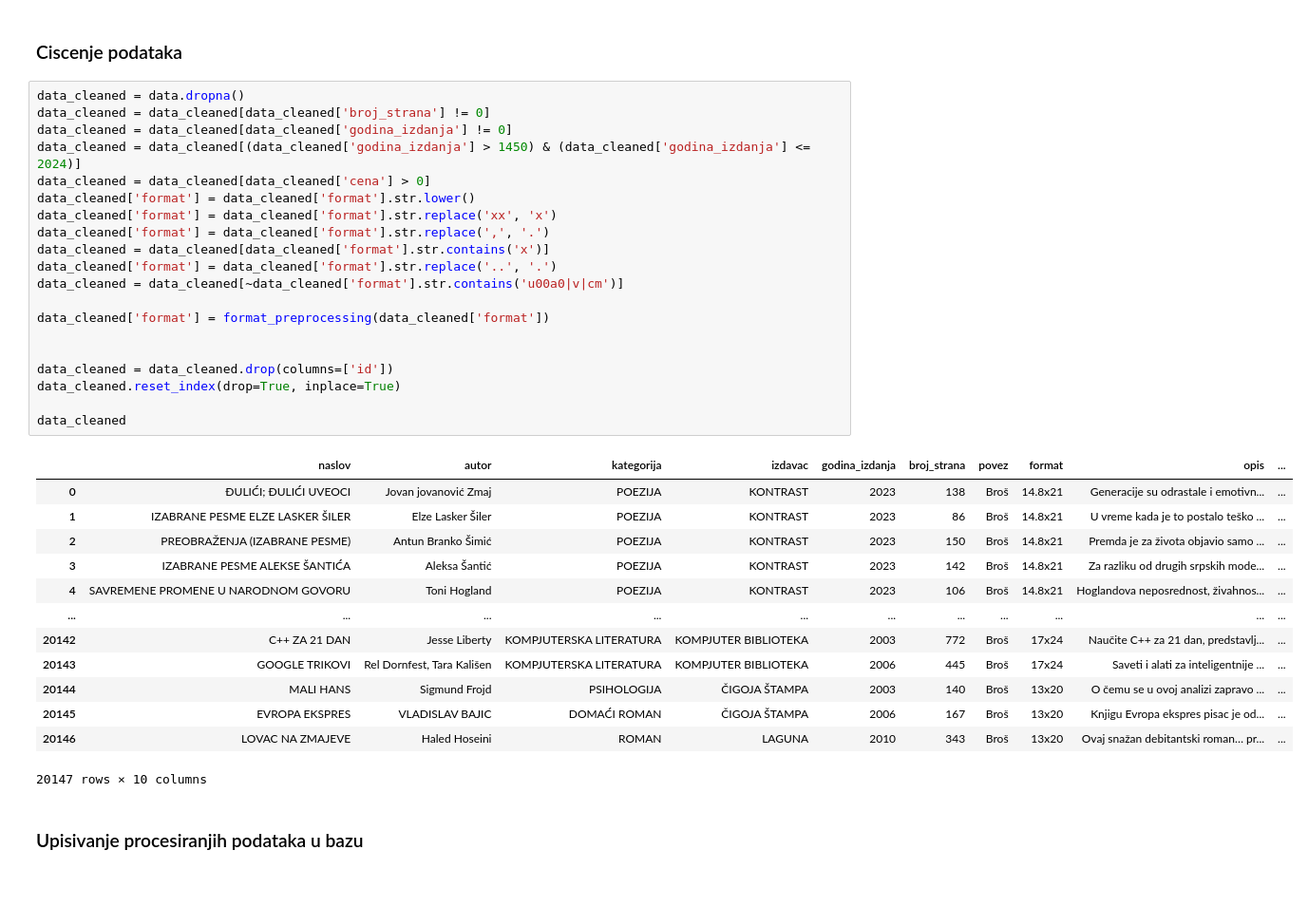
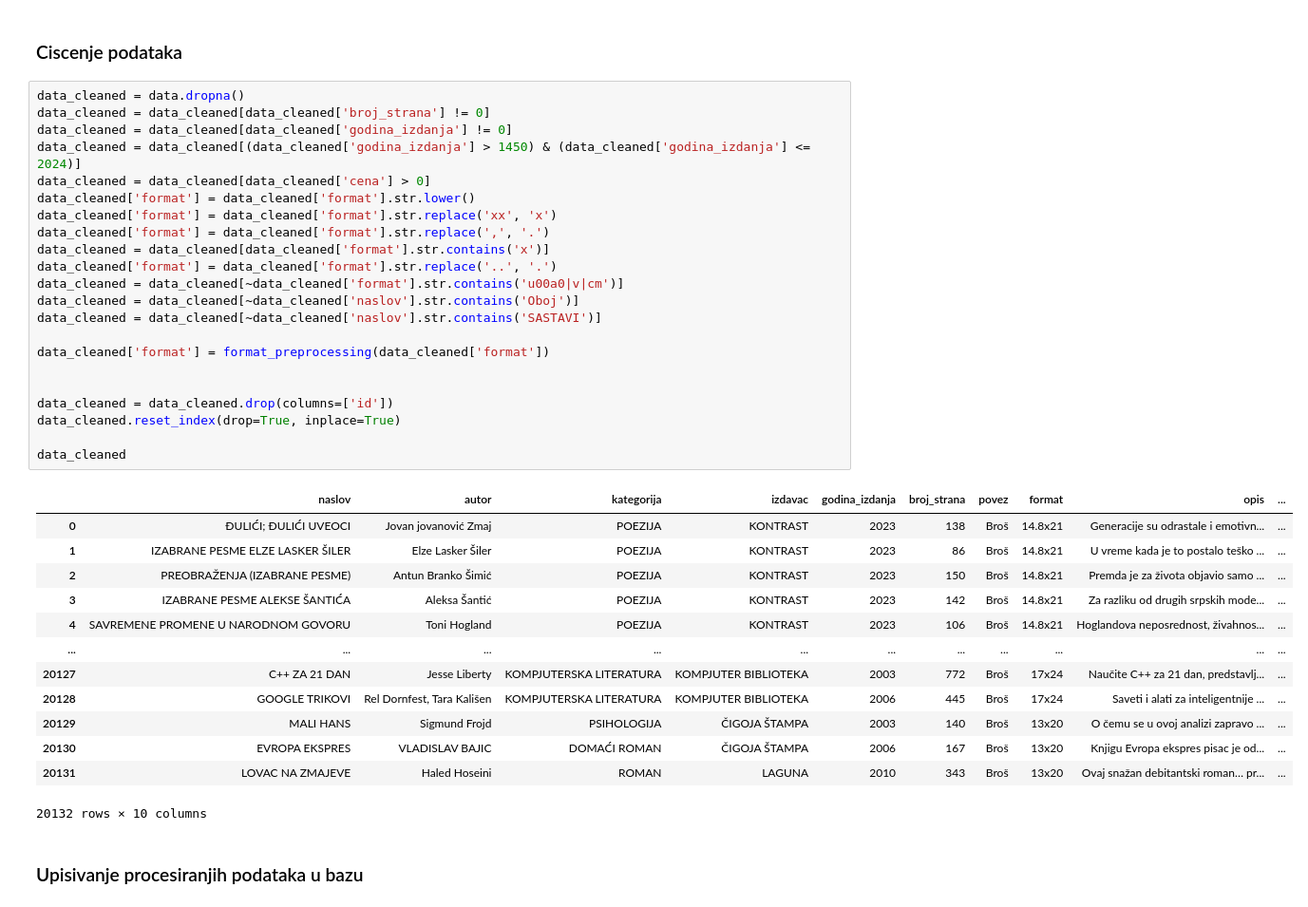
Before and after one commit to aleksalens/PSZ-project, a Jupyter notebook: data-preprocessing/data-analysis.ipynb, the cells around one changed output. Shown at 95% size. Cells and saved outputs as stored; diff of their text form.

```diff
--- a/data-preprocessing/data-analysis.ipynb
+++ b/data-preprocessing/data-analysis.ipynb
@@ -56,37 +56,39 @@ def format_preprocessing(format):
 # %%
 data_cleaned = data.dropna()
 data_cleaned = data_cleaned[data_cleaned['broj_strana'] != 0]
 data_cleaned = data_cleaned[data_cleaned['godina_izdanja'] != 0]
 data_cleaned = data_cleaned[(data_cleaned['godina_izdanja'] > 1450) & (data_cleaned['godina_izdanja'] <= 2024)]
 data_cleaned = data_cleaned[data_cleaned['cena'] > 0]
 data_cleaned['format'] = data_cleaned['format'].str.lower()
 data_cleaned['format'] = data_cleaned['format'].str.replace('xx', 'x')
 data_cleaned['format'] = data_cleaned['format'].str.replace(',', '.')
 data_cleaned = data_cleaned[data_cleaned['format'].str.contains('x')]
 data_cleaned['format'] = data_cleaned['format'].str.replace('..', '.')
 data_cleaned = data_cleaned[~data_cleaned['format'].str.contains('u00a0|v|cm')]
+data_cleaned = data_cleaned[~data_cleaned['naslov'].str.contains('Oboj')]
+data_cleaned = data_cleaned[~data_cleaned['naslov'].str.contains('SASTAVI')]
 
 data_cleaned['format'] = format_preprocessing(data_cleaned['format'])
 
 
 data_cleaned = data_cleaned.drop(columns=['id'])
 data_cleaned.reset_index(drop=True, inplace=True)
 
 data_cleaned
 # %% [output]
 |  | naslov | autor | kategorija | izdavac | godina_izdanja | broj_strana | povez | format | opis | ... |
 | 0 | ĐULIĆI; ĐULIĆI UVEOCI | Jovan jovanović Zmaj | POEZIJA | KONTRAST | 2023 | 138 | Broš | 14.8x21 | Generacije su odrastale i emotivn... | ... |
 | 1 | IZABRANE PESME ELZE LASKER ŠILER | Elze Lasker Šiler | POEZIJA | KONTRAST | 2023 | 86 | Broš | 14.8x21 | U vreme kada je to postalo teško ... | ... |
 | 2 | PREOBRAŽENJA (IZABRANE PESME) | Antun Branko Šimić | POEZIJA | KONTRAST | 2023 | 150 | Broš | 14.8x21 | Premda je za života objavio samo ... | ... |
 | 3 | IZABRANE PESME ALEKSE ŠANTIĆA | Aleksa Šantić | POEZIJA | KONTRAST | 2023 | 142 | Broš | 14.8x21 | Za razliku od drugih srpskih mode... | ... |
 | 4 | SAVREMENE PROMENE U NARODNOM GOVORU | Toni Hogland | POEZIJA | KONTRAST | 2023 | 106 | Broš | 14.8x21 | Hoglandova neposrednost, živahnos... | ... |
 | ... | ... | ... | ... | ... | ... | ... | ... | ... | ... | ... |
-| 20142 | C++ ZA 21 DAN | Jesse Liberty | KOMPJUTERSKA LITERATURA | KOMPJUTER BIBLIOTEKA | 2003 | 772 | Broš | 17x24 | Naučite C++ za 21 dan, predstavlj... | ... |
-| 20143 | GOOGLE TRIKOVI | Rel Dornfest, Tara Kališen | KOMPJUTERSKA LITERATURA | KOMPJUTER BIBLIOTEKA | 2006 | 445 | Broš | 17x24 | Saveti i alati za inteligentnije ... | ... |
-| 20144 | MALI HANS | Sigmund Frojd | PSIHOLOGIJA | ČIGOJA ŠTAMPA | 2003 | 140 | Broš | 13x20 | O čemu se u ovoj analizi zapravo ... | ... |
-| 20145 | EVROPA EKSPRES | VLADISLAV BAJIC | DOMAĆI ROMAN | ČIGOJA ŠTAMPA | 2006 | 167 | Broš | 13x20 | Knjigu Evropa ekspres pisac je od... | ... |
-| 20146 | LOVAC NA ZMAJEVE | Haled Hoseini | ROMAN | LAGUNA | 2010 | 343 | Broš | 13x20 | Ovaj snažan debitantski roman… pr... | ... |
+| 20127 | C++ ZA 21 DAN | Jesse Liberty | KOMPJUTERSKA LITERATURA | KOMPJUTER BIBLIOTEKA | 2003 | 772 | Broš | 17x24 | Naučite C++ za 21 dan, predstavlj... | ... |
+| 20128 | GOOGLE TRIKOVI | Rel Dornfest, Tara Kališen | KOMPJUTERSKA LITERATURA | KOMPJUTER BIBLIOTEKA | 2006 | 445 | Broš | 17x24 | Saveti i alati za inteligentnije ... | ... |
+| 20129 | MALI HANS | Sigmund Frojd | PSIHOLOGIJA | ČIGOJA ŠTAMPA | 2003 | 140 | Broš | 13x20 | O čemu se u ovoj analizi zapravo ... | ... |
+| 20130 | EVROPA EKSPRES | VLADISLAV BAJIC | DOMAĆI ROMAN | ČIGOJA ŠTAMPA | 2006 | 167 | Broš | 13x20 | Knjigu Evropa ekspres pisac je od... | ... |
+| 20131 | LOVAC NA ZMAJEVE | Haled Hoseini | ROMAN | LAGUNA | 2010 | 343 | Broš | 13x20 | Ovaj snažan debitantski roman… pr... | ... |
-20147 rows × 10 columns
+20132 rows × 10 columns
 # %% [markdown]
 ### Upisivanje procesiranjih podataka u bazu
 # %%
```
Also changed, not shown: parts of 9 cells of this notebook, 26 other files.
